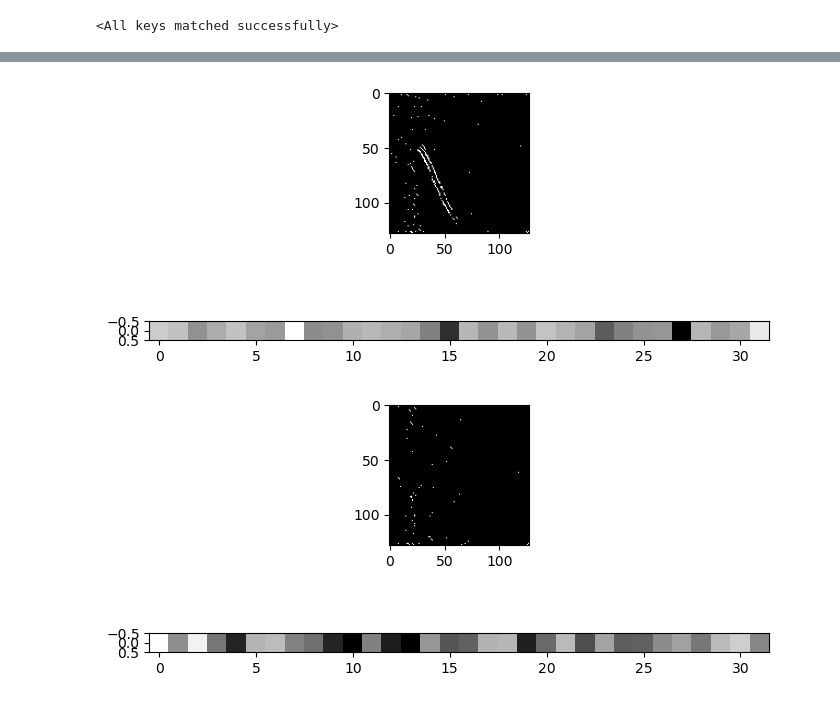
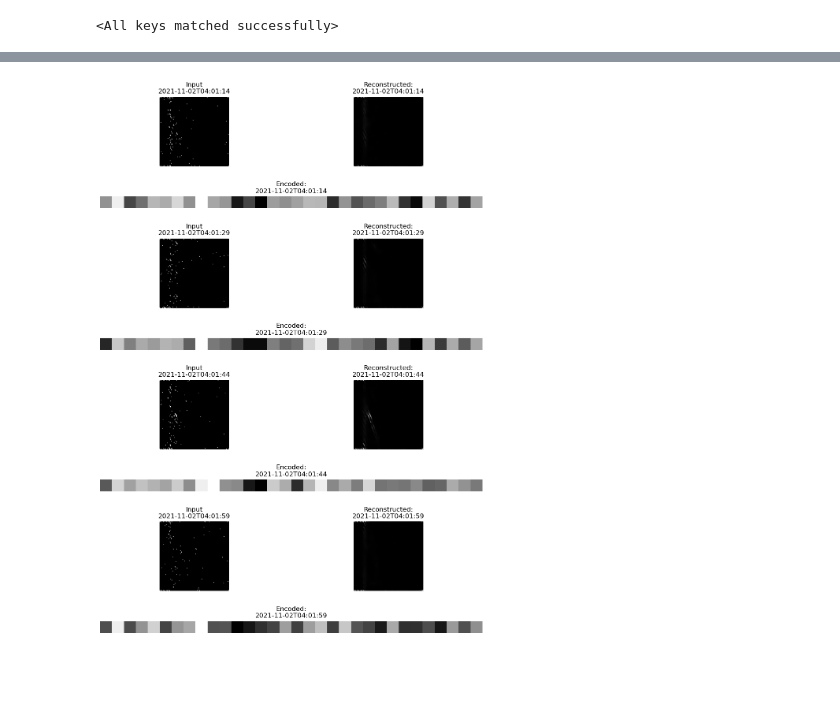
Before and after one commit to Ocean-Data-Lab/das-finwhale-vocalization, a Jupyter notebook: Notebooks/04_PyTorch Autoencoder.ipynb, the cells around one changed output, grey strips where cells are left out. Cells and saved outputs as stored; diff of their text form; code cells hidden in the pictures; blank space fills up the shorter version.

Commit message:
Trained AE on full length cable and cleaned code

```diff
--- a/Notebooks/04_PyTorch Autoencoder.ipynb
+++ b/Notebooks/04_PyTorch Autoencoder.ipynb
@@ -337,7 +296,9 @@ torch.save(decoder.state_dict(), 'model/decoder.pth')
 # %%
-# Load encoder from pth file
+# Load encoder and decoder from pth file
 encoder = Encoder(encoded_space_dim,fc2_input_dim).to(device)
-encoder.load_state_dict(torch.load('model/encoder.pth'))
+decoder = Decoder(encoded_space_dim,fc2_input_dim).to(device)
+encoder.load_state_dict(torch.load('model/encoder_mps.pth'))
+decoder.load_state_dict(torch.load('model/decoder_mps.pth'))
 # %% [output]
 <All keys matched successfully>
 # %%
@@ -385,8 +316,39 @@ view_encoded(images[6709][0])
-# %%
-view_encoded(images[220][0])
-# %% [output]
-[figure, removed]
-# %%
-view_encoded(images[6036][0])
-# %% [output]
-[figure, removed]
+# %%
+def view_result(time):
+    """
+    View the result of the autoencoder for a given time
+
+    Parameters
+    ----------
+    time: str
+        Time to be visualized (full or partial timestamp as per file naming convention)
+    """
+
+    files = sorted([(i,f) for i,(_,f) in enumerate(images) if f.startswith(time)], key=lambda x: x[1])
+    plt.subplots(len(files)*2, 2, figsize=(10, 15))
+    for i,file in enumerate(files):
+        img = images[file[0]][0].unsqueeze(0)
+
+        plt.subplot(len(files)*2, 2, 1+(i+1-1)*4)
+        plt.imshow(img.squeeze(), cmap='binary_r')
+        plt.title(f'Input\n{file[1].split(".")[0]}')
+        plt.axis('off')
+
+        plt.subplot(len(files)*2, 2, 2+(i+1-1)*4)
+        encoded = encoder(img.to(device))
+        reconstructed = decoder(encoded)
+        plt.imshow(reconstructed.squeeze().cpu().detach().numpy(), cmap='binary_r')
+        plt.title(f'Reconstructed:\n{file[1].split(".")[0]}')
+        plt.axis('off')
+
+        plt.subplot(len(files)*2, 2, (3+(i+1-1)*4, 4+(i+1-1)*4))
+        plt.imshow(encoded.squeeze().cpu().detach().numpy()[np.newaxis,:], cmap='binary_r')
+        plt.title(f'Encoded:\n{file[1].split(".")[0]}')
+        plt.axis('off')
+
+    plt.tight_layout()
+    plt.show()
+# %%
+view_result('2021-11-02T04:01')
+# %% [output]
+[figure, added]
```
Also changed, not shown: parts of 15 cells of this notebook.
